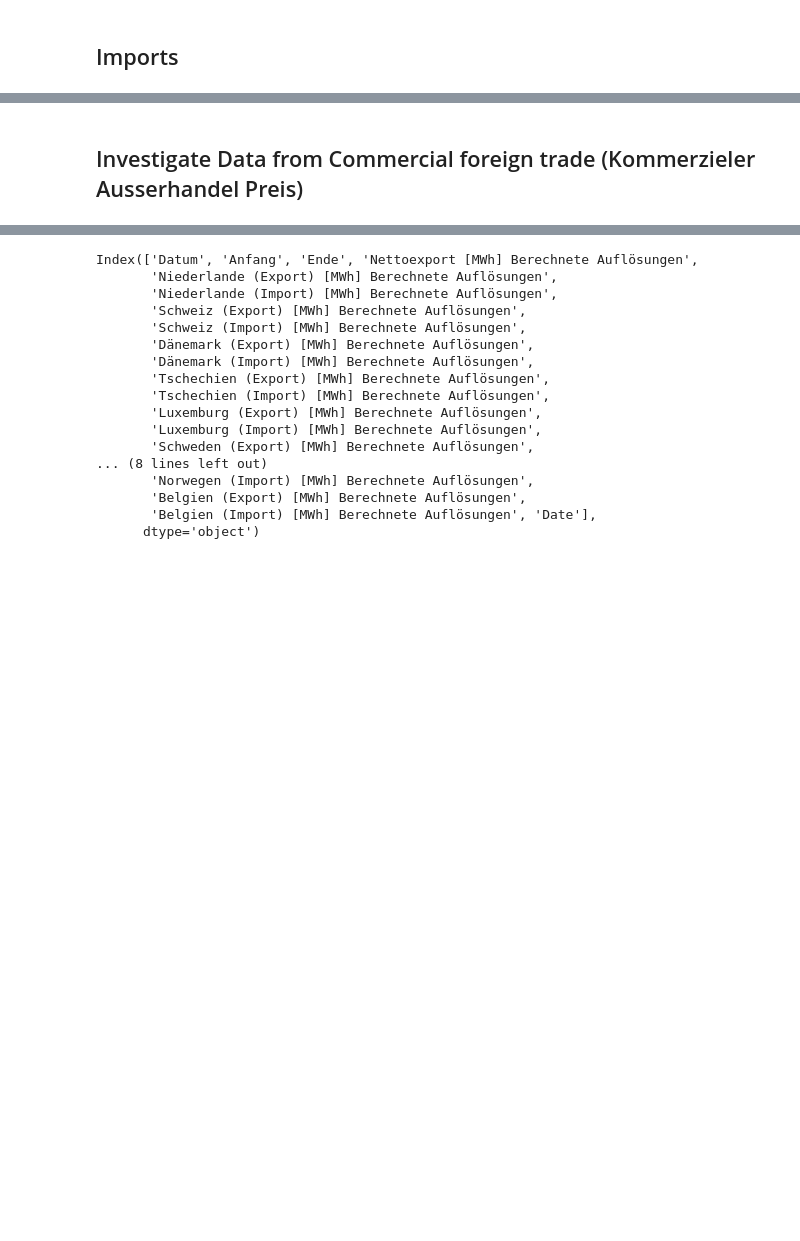
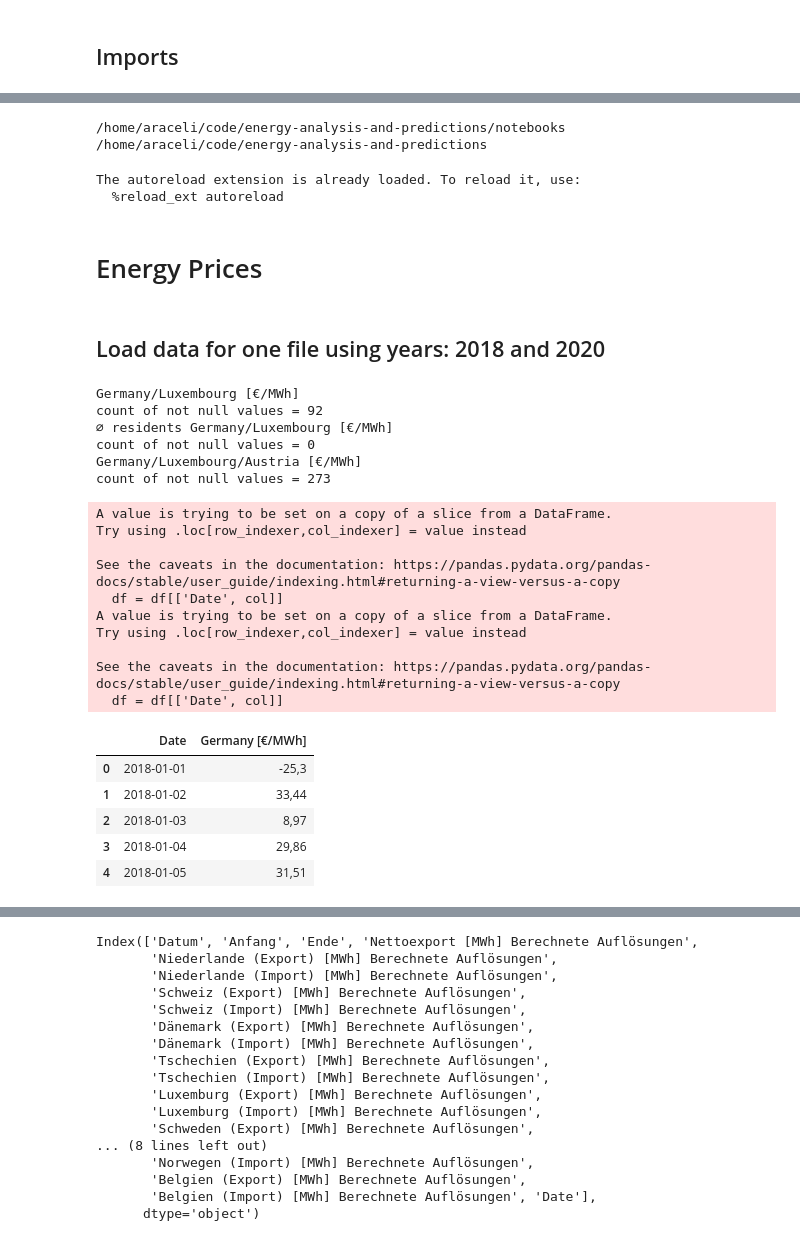
Before and after one commit to Arassc/energy-analysis-and-predictions, a Jupyter notebook: notebooks/load_data_test.ipynb, the cells around one changed output, grey strips where cells are left out. Saved outputs shown, nothing was run; the diff lists cells and outputs as text; code cells hidden in the pictures; blank space fills up the shorter version.

Commit message:
Load energy prices data and x-,y-train and test data

```diff
--- a/notebooks/load_data_test.ipynb
+++ b/notebooks/load_data_test.ipynb
@@ -152,2 +3,57 @@ plt.xticks([])
-# %% [markdown]
-## Investigate Data from Commercial foreign trade (Kommerzieler Ausserhandel Preis)
+# %%
+import os
+print(os.getcwd())
+current_path = os.getcwd()
+parent_path = os.path.dirname(current_path)
+os.chdir(parent_path)
+#os.chdir('energy-analysis-and-predictions')
+print(os.getcwd())
+# %% [output]
+/home/araceli/code/energy-analysis-and-predictions/notebooks
+/home/araceli/code/energy-analysis-and-predictions
+# %%
+%load_ext autoreload
+%autoreload 2
+%matplotlib inline
+import numpy as np
+import pandas as pd
+import matplotlib.pyplot as plt
+import math
+from utils.parameters import ENERGY_PRICE_FOLDER, \
+                             ENERGY_COMPANIES_FOLDER
+from load_data.load_energy_prices import load_energy_prices_data
+from predict_data.create_train_test_data import get_X_y_train_and_test_data
+# %% [output]
+The autoreload extension is already loaded. To reload it, use:
+  %reload_ext autoreload
+# %% [markdown]
+# Energy Prices
+# %% [markdown]
+## Load data for one file using years: 2018  and 2020
+# %%
+folder_energy_test_2018 = os.path.join(ENERGY_PRICE_FOLDER, 'Gro_handelspreise_2018_01_01_2018_12_31_Tag.csv')
+price_2018 = load_energy_prices_data(folder_energy_test_2018, 'Germany')
+price_2018.head()
+# %% [output]
+Germany/Luxembourg [€/MWh]
+count of not null values = 92
+∅ residents Germany/Luxembourg [€/MWh]
+count of not null values = 0
+Germany/Luxembourg/Austria [€/MWh]
+count of not null values = 273
+A value is trying to be set on a copy of a slice from a DataFrame.
+Try using .loc[row_indexer,col_indexer] = value instead
+
+See the caveats in the documentation: https://pandas.pydata.org/pandas-docs/stable/user_guide/indexing.html#returning-a-view-versus-a-copy
+  df = df[['Date', col]]
+A value is trying to be set on a copy of a slice from a DataFrame.
+Try using .loc[row_indexer,col_indexer] = value instead
+
+See the caveats in the documentation: https://pandas.pydata.org/pandas-docs/stable/user_guide/indexing.html#returning-a-view-versus-a-copy
+  df = df[['Date', col]]
+|  | Date | Germany [€/MWh] |
+| 0 | 2018-01-01 | -25,3 |
+| 1 | 2018-01-02 | 33,44 |
+| 2 | 2018-01-03 | 8,97 |
+| 3 | 2018-01-04 | 29,86 |
+| 4 | 2018-01-05 | 31,51 |
```
Also changed, not shown: parts of 32 cells of this notebook, 14 other files.
